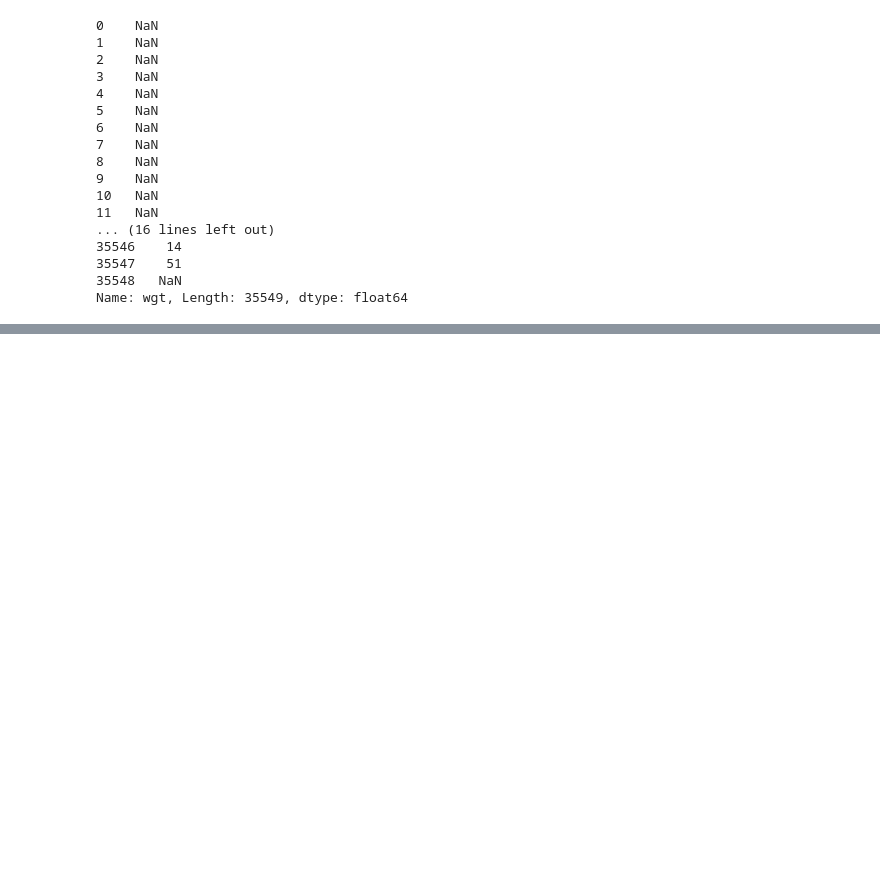
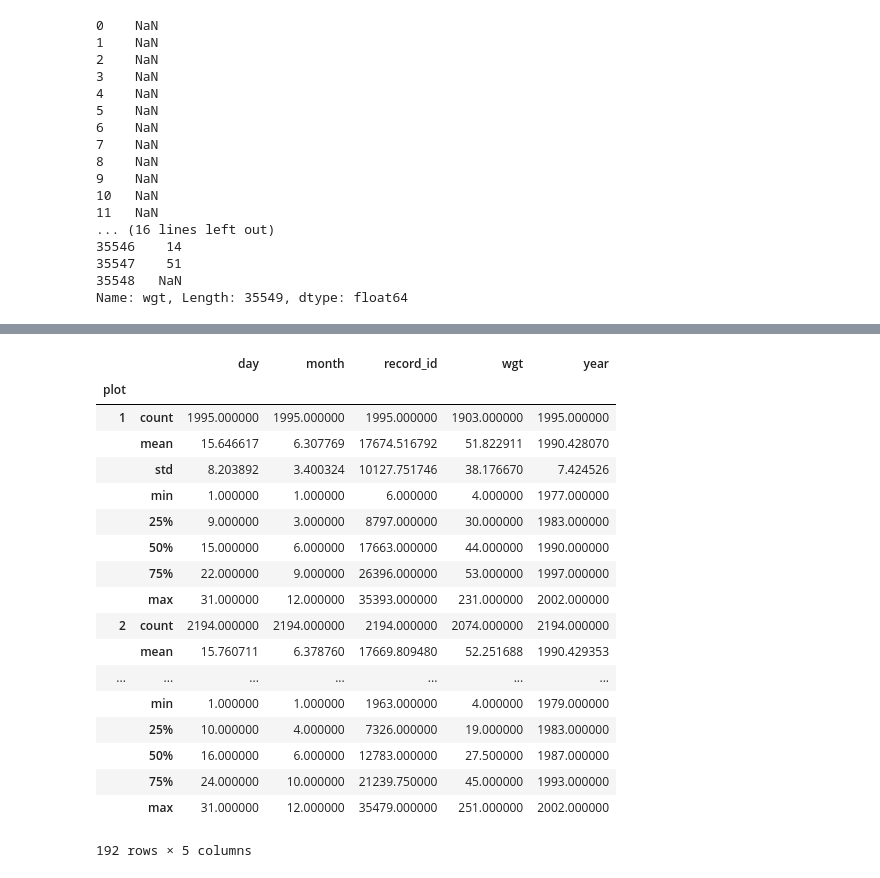
Before and after one commit to lwasser/DC-SEA-Python-OldWorkingRepo, a Jupyter notebook: lesson01.ipynb, the cells around one changed output, grey strips where cells are left out. Saved outputs shown, nothing was run; the diff lists cells and outputs as text; code cells hidden in the pictures; blank space fills up the shorter version.

```diff
--- a/lesson01.ipynb
+++ b/lesson01.ipynb
@@ -645,0 +706,24 @@ Name: wgt, Length: 35549, dtype: float64
+# %%
+byPlot = dat.groupby('plot')
+# %%
+byPlot.describe()
+# %% [output]
+|  |  | day | month | record_id | wgt | year |
+| plot |  |  |  |  |  |  |
+| 1 | count | 1995.000000 | 1995.000000 | 1995.000000 | 1903.000000 | 1995.000000 |
+|  | mean | 15.646617 | 6.307769 | 17674.516792 | 51.822911 | 1990.428070 |
+|  | std | 8.203892 | 3.400324 | 10127.751746 | 38.176670 | 7.424526 |
+|  | min | 1.000000 | 1.000000 | 6.000000 | 4.000000 | 1977.000000 |
+|  | 25% | 9.000000 | 3.000000 | 8797.000000 | 30.000000 | 1983.000000 |
+|  | 50% | 15.000000 | 6.000000 | 17663.000000 | 44.000000 | 1990.000000 |
+|  | 75% | 22.000000 | 9.000000 | 26396.000000 | 53.000000 | 1997.000000 |
+|  | max | 31.000000 | 12.000000 | 35393.000000 | 231.000000 | 2002.000000 |
+| 2 | count | 2194.000000 | 2194.000000 | 2194.000000 | 2074.000000 | 2194.000000 |
+|  | mean | 15.760711 | 6.378760 | 17669.809480 | 52.251688 | 1990.429353 |
+| ... | ... | ... | ... | ... | ... | ... |
+|  | min | 1.000000 | 1.000000 | 1963.000000 | 4.000000 | 1979.000000 |
+|  | 25% | 10.000000 | 4.000000 | 7326.000000 | 19.000000 | 1983.000000 |
+|  | 50% | 16.000000 | 6.000000 | 12783.000000 | 27.500000 | 1987.000000 |
+|  | 75% | 24.000000 | 10.000000 | 21239.750000 | 45.000000 | 1993.000000 |
+|  | max | 31.000000 | 12.000000 | 35479.000000 | 251.000000 | 2002.000000 |
+192 rows × 5 columns
```
Also changed, not shown: parts of 11 cells of this notebook, 11 other files.
